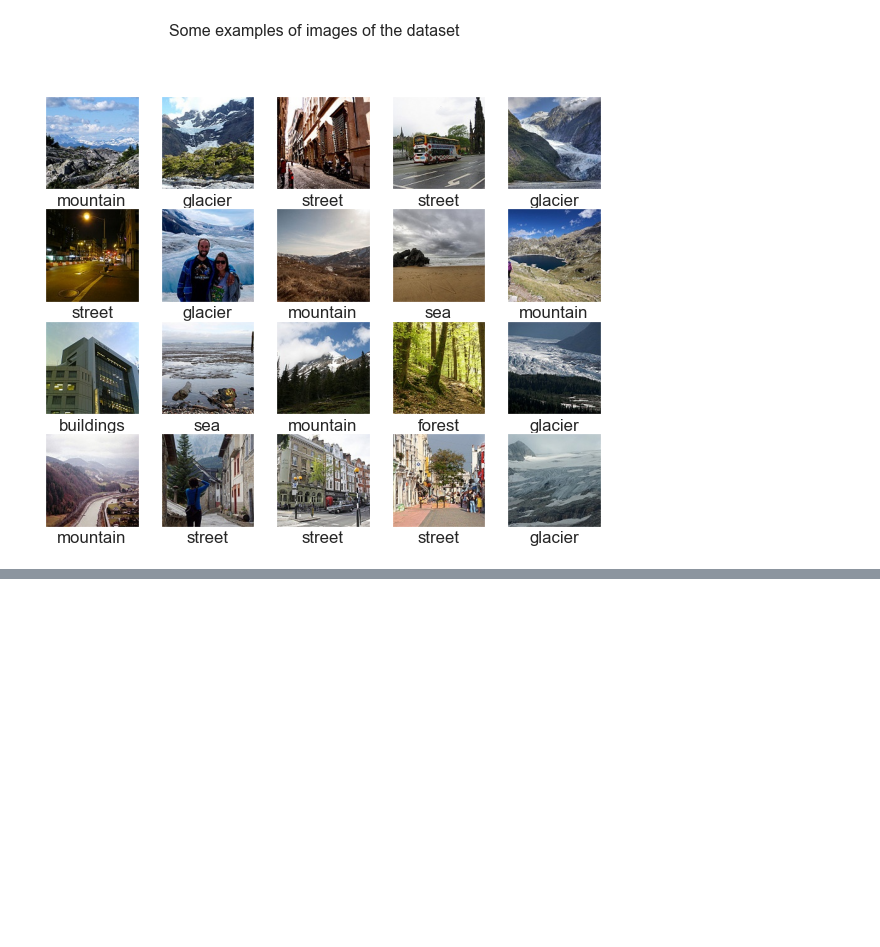
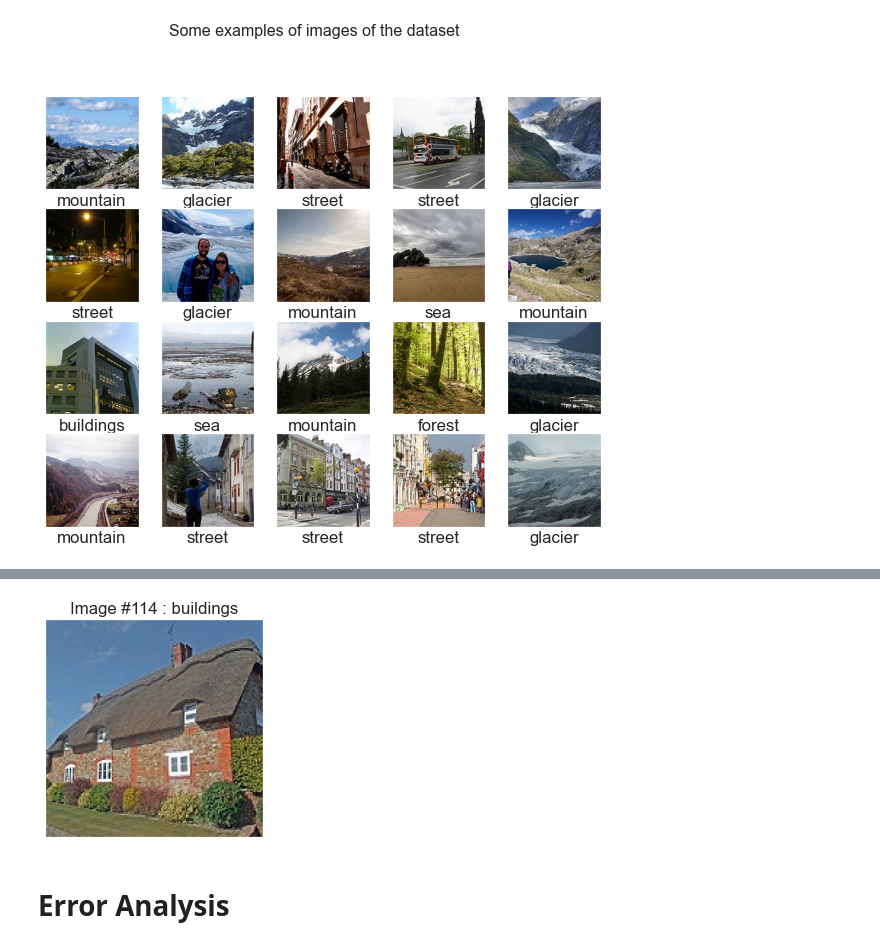
Before and after one commit to sushamasivananthan/Image-Classification-Using-CNN-Keras, a Jupyter notebook: ImageClassification.ipynb, the cells around one changed output, grey strips where cells are left out. Drawn from its saved outputs; the diff is of its cells as text; code cells hidden in the pictures; blank space fills up the shorter version.

Commit message:
Model Creation

```diff
--- a/ImageClassification.ipynb
+++ b/ImageClassification.ipynb
@@ -144,0 +170,14 @@ display_examples(class_names, train_images, train_labels)
+# %%
+model = tf.keras.Sequential([
+    tf.keras.layers.Conv2D(32, (3, 3), activation = 'relu', input_shape = (150, 150, 3)),
+    tf.keras.layers.MaxPooling2D(2,2),
+    tf.keras.layers.Conv2D(32, (3, 3), activation = 'relu'),
+    tf.keras.layers.MaxPooling2D(2,2),
+    tf.keras.layers.Flatten(),
+    tf.keras.layers.Dense(128, activation=tf.nn.relu),
+    tf.keras.layers.Dense(6, activation=tf.nn.softmax)
+])
+# %%
+model.compile(optimizer = 'adam', loss = 'sparse_categorical_crossentropy', metrics=['accuracy'])
+# %%
+history = model.fit(train_images, train_labels, batch_size=128, epochs=20, validation_split = 0.2)
@@ -144,0 +239,9 @@ display_examples(class_names, train_images, train_labels)
+# %%
+predictions = model.predict(test_images)     # Vector of probabilities
+pred_labels = np.argmax(predictions, axis = 1) # We take the highest probability
+
+display_random_image(class_names, test_images, pred_labels)
+# %% [output]
+[figure, added]
+# %% [markdown]
+# Error Analysis
```
Also changed, not shown: parts of 10 cells of this notebook.
